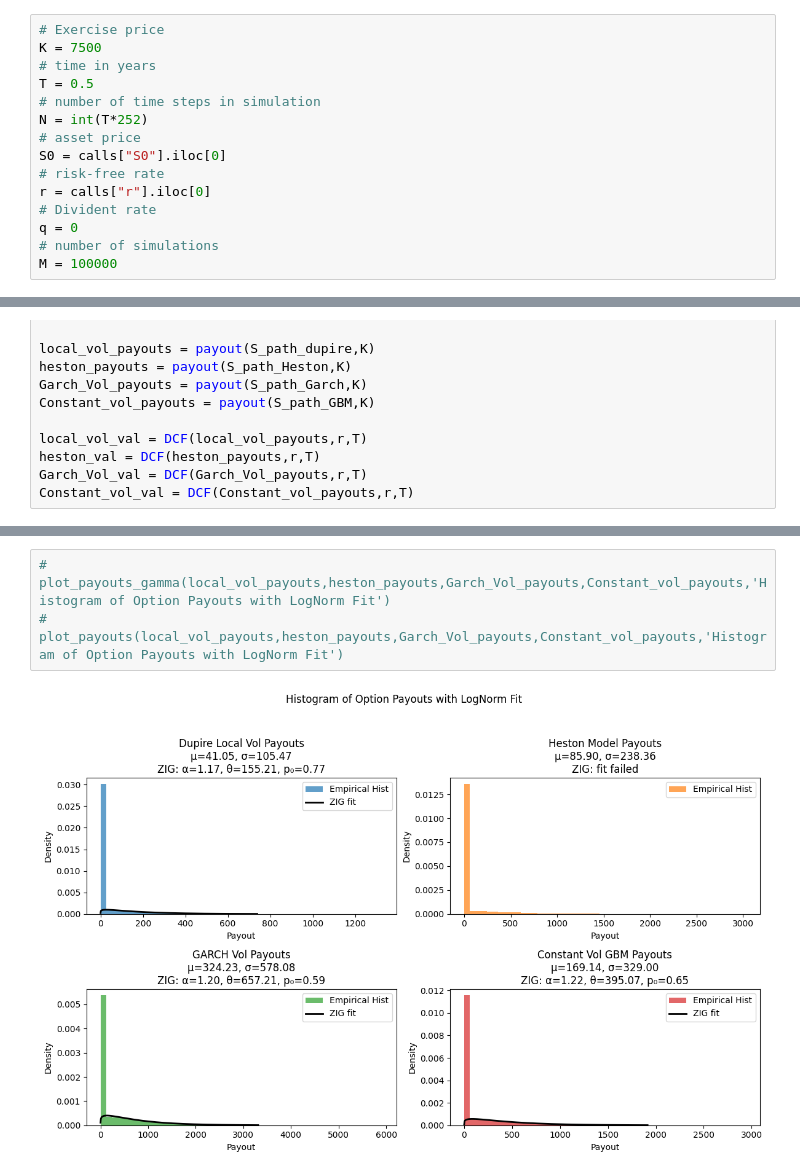
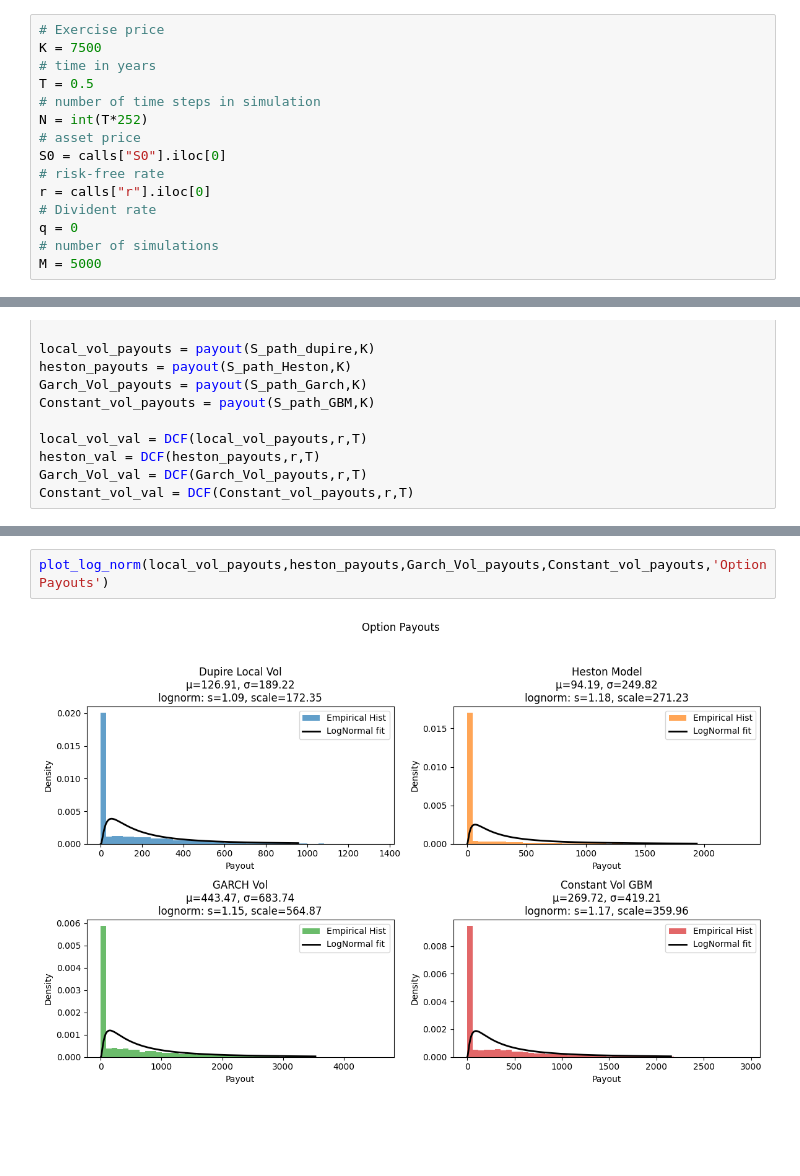
Before and after one commit to StevenYang23/MonteCarloOptionPricing, a Jupyter notebook: main.ipynb, the cells around one changed output, grey strips where cells are left out. Drawn from its saved outputs; the diff is of its cells as text; blank space fills up the shorter version.

```diff
--- a/main.ipynb
+++ b/main.ipynb
@@ -138,7 +137,7 @@ r = calls["r"].iloc[0]
 # Divident rate
 q = 0
 # number of simulations
-M = 100000
+M = 5000
 # %% [markdown]
 ## Plot Paths
 # %%
@@ -179,6 +178,5 @@ plot_payouts(S_path_dupire[-1,:],S_path_Heston[-1,:],S_path_Garch[-1,:],S_path_G
 # %%
-# plot_payouts_gamma(local_vol_payouts,heston_payouts,Garch_Vol_payouts,Constant_vol_payouts,'Histogram of Option Payouts with LogNorm Fit')
-# plot_payouts(local_vol_payouts,heston_payouts,Garch_Vol_payouts,Constant_vol_payouts,'Histogram of Option Payouts with LogNorm Fit')
+plot_log_norm(local_vol_payouts,heston_payouts,Garch_Vol_payouts,Constant_vol_payouts,'Option Payouts')
 # %% [output]
-[figure, old version]
+[figure, new version]
 # %%
```
Also changed, not shown: parts of 8 cells of this notebook, 2 other files.
